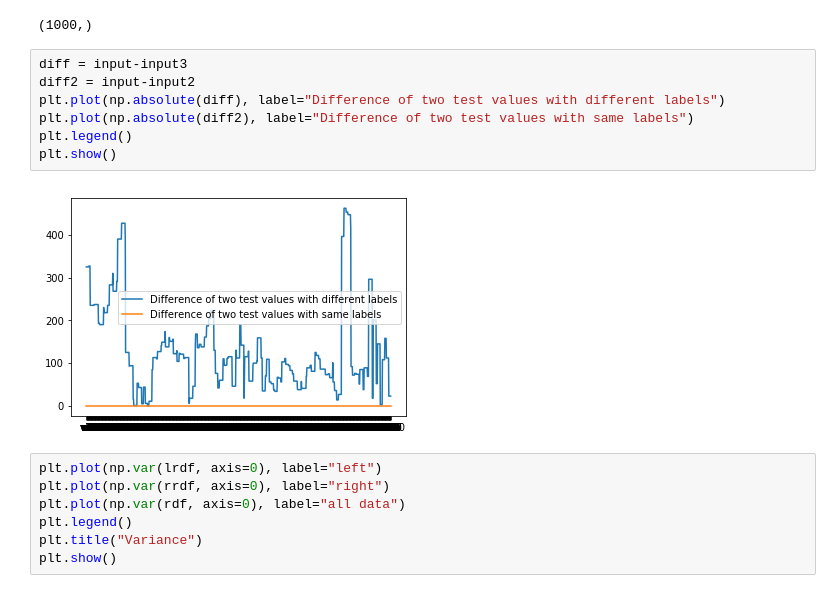
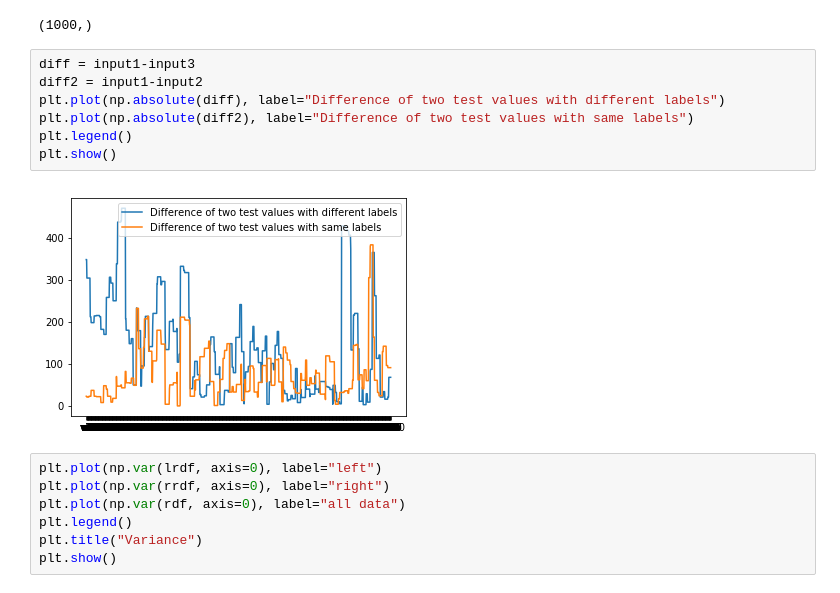
Before and after one commit to sytzewest/EEG-RobotArm-ProjectInnovate, a Jupyter notebook: Processing/EEG.ipynb, the cells around one changed output. Drawn from its saved outputs; the diff is of its cells as text.

```diff
--- a/Processing/EEG.ipynb
+++ b/Processing/EEG.ipynb
@@ -59,14 +59,14 @@ print (input2.shape)
 [figure]
 (1000,)
 # %%
-diff = input-input3
-diff2 = input-input2
+diff = input1-input3
+diff2 = input1-input2
 plt.plot(np.absolute(diff), label="Difference of two test values with different labels")
 plt.plot(np.absolute(diff2), label="Difference of two test values with same labels")
 plt.legend()
 plt.show()
 # %% [output]
-[figure, old version]
+[figure, new version]
 # %%
 plt.plot(np.var(lrdf, axis=0), label="left")
 plt.plot(np.var(rrdf, axis=0), label="right")
```
